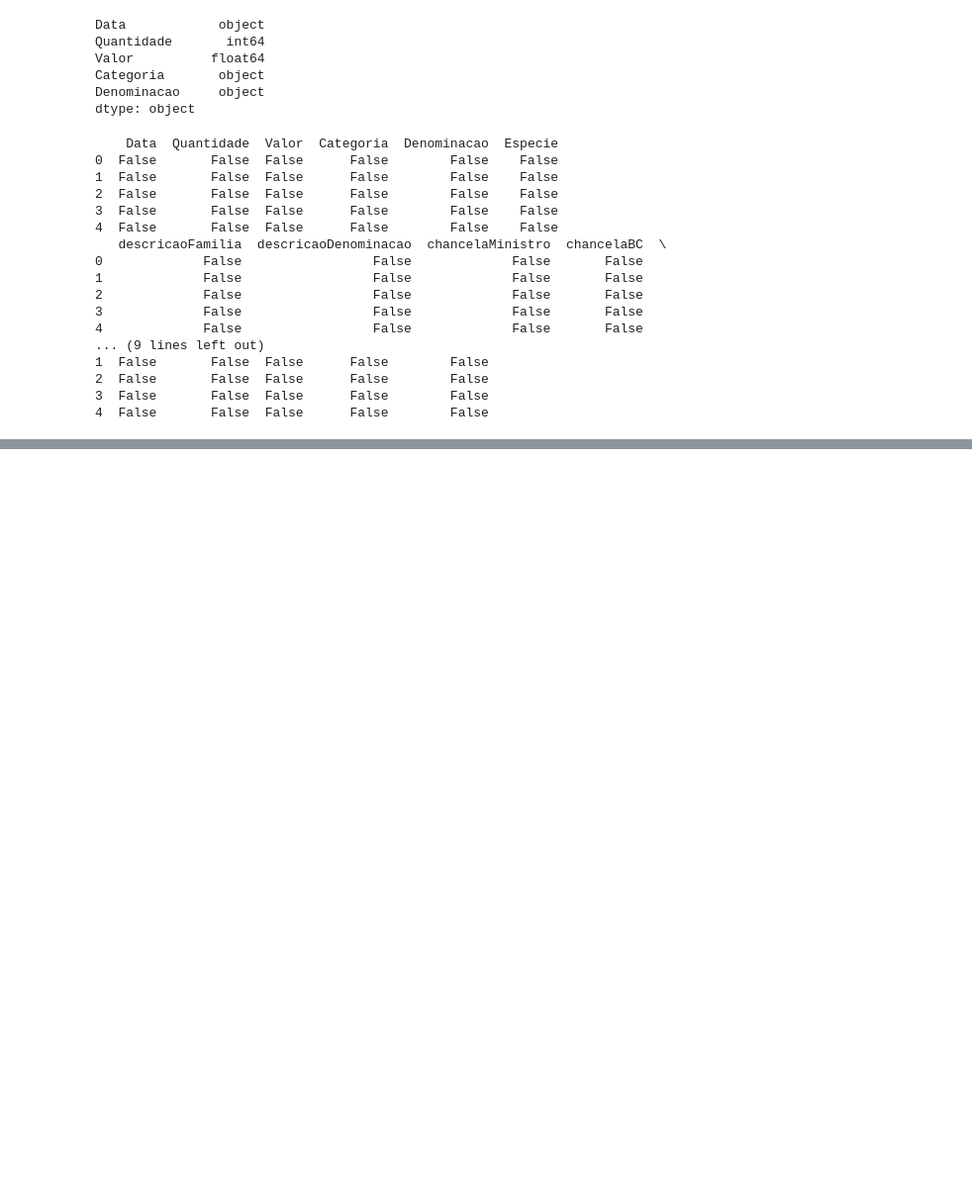
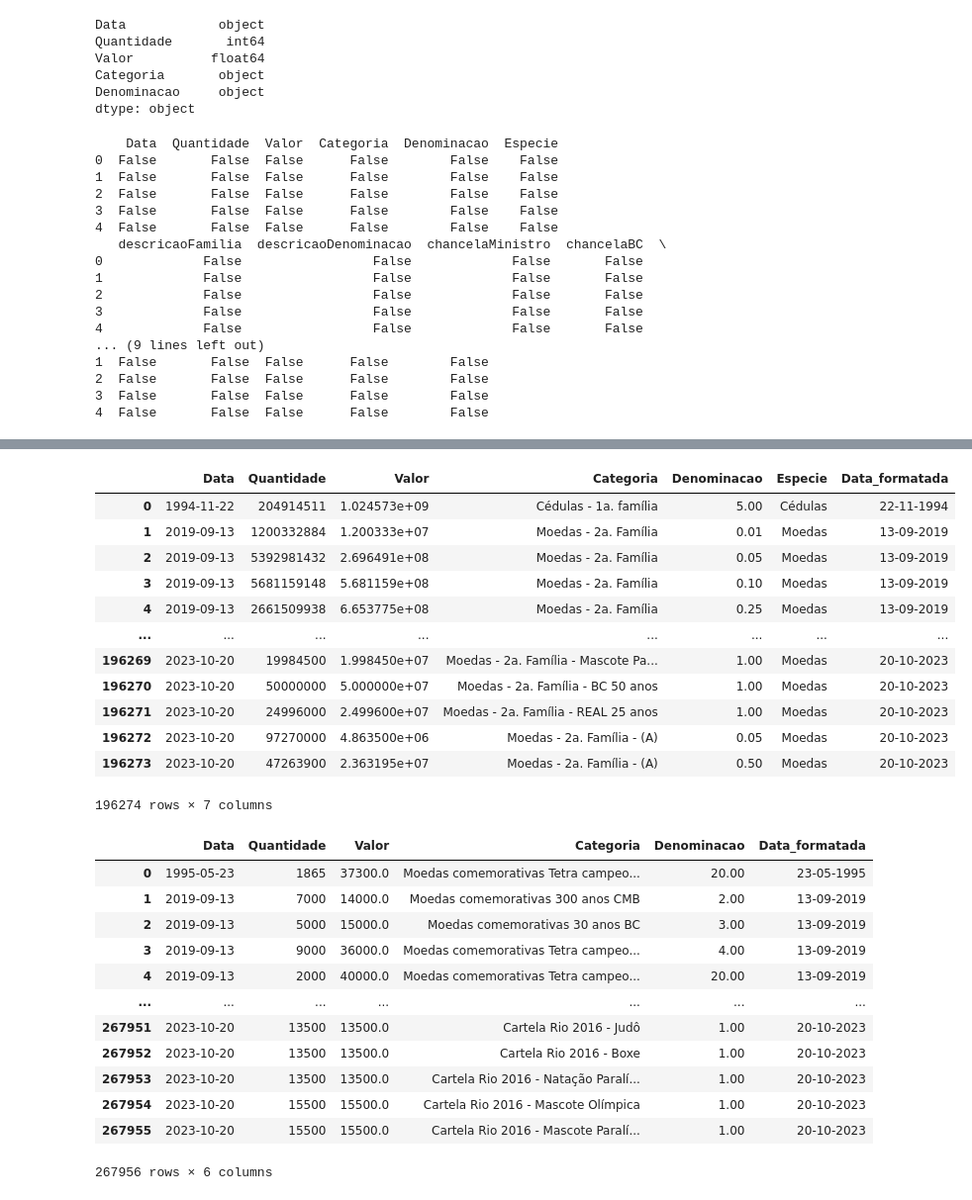
Before and after one commit to carmodaniel/coderhouseProjeto, a Jupyter notebook: projetoFinal.ipynb, the cells around one changed output, grey strips where cells are left out. Shown at 99% size. Cells and saved outputs as stored; diff of their text form; code cells hidden in the pictures; blank space fills up the shorter version.

```diff
--- a/projetoFinal.ipynb
+++ b/projetoFinal.ipynb
@@ -155,0 +197,7 @@ print(celulas_com_missing_dados_moedas_comemorativas.head(5))
+# %%
+# Formta co campo Data para o formato dd-mm-yyyy  dataframe dados_moedas_comemorativas
+dados_moedas_comemorativas['Data'] = pd.to_datetime(dados_moedas_comemorativas['Data'])
+dados_moedas_comemorativas['Data_formatada'] = dados_moedas_comemorativas['Data'].dt.strftime('%d-%m-%Y')
+
+moedas_comemorativas = dados_moedas_comemorativas
+moedas_comemorativas # Criado o dataframe moedas_comemorativas para receber o valor do dataframe dados_moedas_comemorativas desta forma forma não sendo necessário fazer alteração nós dados da origem
@@ -155,0 +218,34 @@ print(celulas_com_missing_dados_moedas_comemorativas.head(5))
+# %%
+# Filtra para que os dataframes dinheiro_em_circulacao e  moedas_comemorativas somente exibam dados
+dinheiro_em_circulacao.query('Data.dt.year == 2023')
+display(dinheiro_em_circulacao)
+
+moedas_comemorativas.query('Data.dt.year == 2023')
+display(moedas_comemorativas)
+# %% [output]
+|  | Data | Quantidade | Valor | Categoria | Denominacao | Especie | Data_formatada |
+| 0 | 1994-11-22 | 204914511 | 1.024573e+09 | Cédulas - 1a. família | 5.00 | Cédulas | 22-11-1994 |
+| 1 | 2019-09-13 | 1200332884 | 1.200333e+07 | Moedas - 2a. Família | 0.01 | Moedas | 13-09-2019 |
+| 2 | 2019-09-13 | 5392981432 | 2.696491e+08 | Moedas - 2a. Família | 0.05 | Moedas | 13-09-2019 |
+| 3 | 2019-09-13 | 5681159148 | 5.681159e+08 | Moedas - 2a. Família | 0.10 | Moedas | 13-09-2019 |
+| 4 | 2019-09-13 | 2661509938 | 6.653775e+08 | Moedas - 2a. Família | 0.25 | Moedas | 13-09-2019 |
+| ... | ... | ... | ... | ... | ... | ... | ... |
+| 196269 | 2023-10-20 | 19984500 | 1.998450e+07 | Moedas - 2a. Família - Mascote Pa... | 1.00 | Moedas | 20-10-2023 |
+| 196270 | 2023-10-20 | 50000000 | 5.000000e+07 | Moedas - 2a. Família - BC 50 anos | 1.00 | Moedas | 20-10-2023 |
+| 196271 | 2023-10-20 | 24996000 | 2.499600e+07 | Moedas - 2a. Família - REAL 25 anos | 1.00 | Moedas | 20-10-2023 |
+| 196272 | 2023-10-20 | 97270000 | 4.863500e+06 | Moedas - 2a. Família - (A) | 0.05 | Moedas | 20-10-2023 |
+| 196273 | 2023-10-20 | 47263900 | 2.363195e+07 | Moedas - 2a. Família - (A) | 0.50 | Moedas | 20-10-2023 |
+196274 rows × 7 columns
+|  | Data | Quantidade | Valor | Categoria | Denominacao | Data_formatada |
+| 0 | 1995-05-23 | 1865 | 37300.0 | Moedas comemorativas Tetra campeo... | 20.00 | 23-05-1995 |
+| 1 | 2019-09-13 | 7000 | 14000.0 | Moedas comemorativas 300 anos CMB | 2.00 | 13-09-2019 |
+| 2 | 2019-09-13 | 5000 | 15000.0 | Moedas comemorativas 30 anos BC | 3.00 | 13-09-2019 |
+| 3 | 2019-09-13 | 9000 | 36000.0 | Moedas comemorativas Tetra campeo... | 4.00 | 13-09-2019 |
+| 4 | 2019-09-13 | 2000 | 40000.0 | Moedas comemorativas Tetra campeo... | 20.00 | 13-09-2019 |
+| ... | ... | ... | ... | ... | ... | ... |
+| 267951 | 2023-10-20 | 13500 | 13500.0 | Cartela Rio 2016 - Judô | 1.00 | 20-10-2023 |
+| 267952 | 2023-10-20 | 13500 | 13500.0 | Cartela Rio 2016 - Boxe | 1.00 | 20-10-2023 |
+| 267953 | 2023-10-20 | 13500 | 13500.0 | Cartela Rio 2016 - Natação Paralí... | 1.00 | 20-10-2023 |
+| 267954 | 2023-10-20 | 15500 | 15500.0 | Cartela Rio 2016 - Mascote Olímpica | 1.00 | 20-10-2023 |
+| 267955 | 2023-10-20 | 15500 | 15500.0 | Cartela Rio 2016 - Mascote Paralí... | 1.00 | 20-10-2023 |
+267956 rows × 6 columns
```
Also changed, not shown: parts of 6 cells of this notebook.
